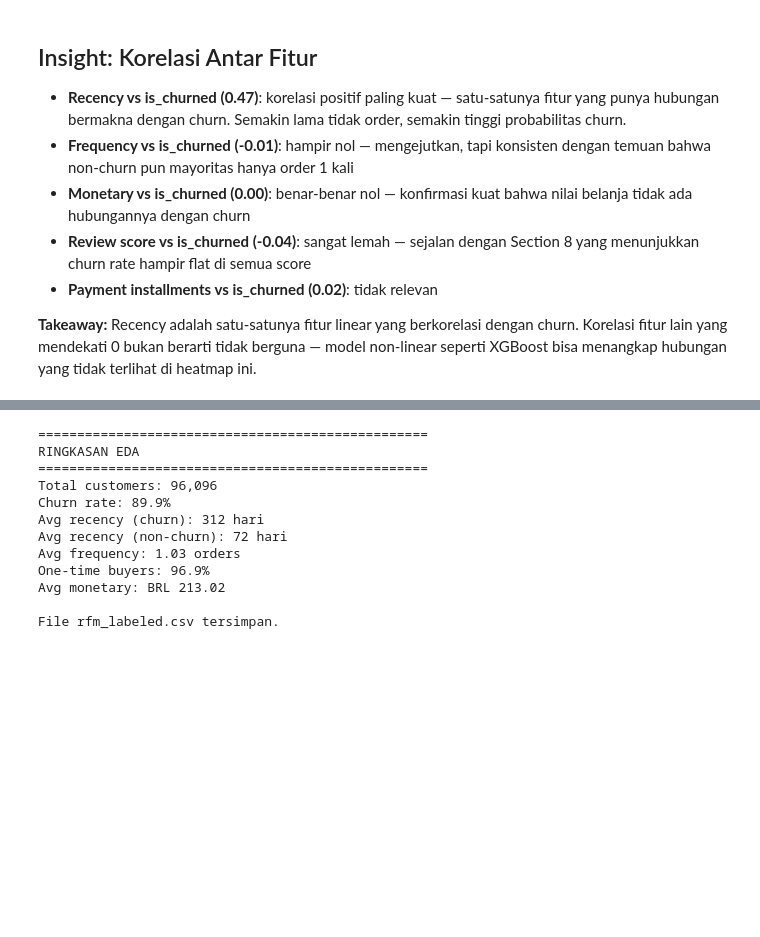
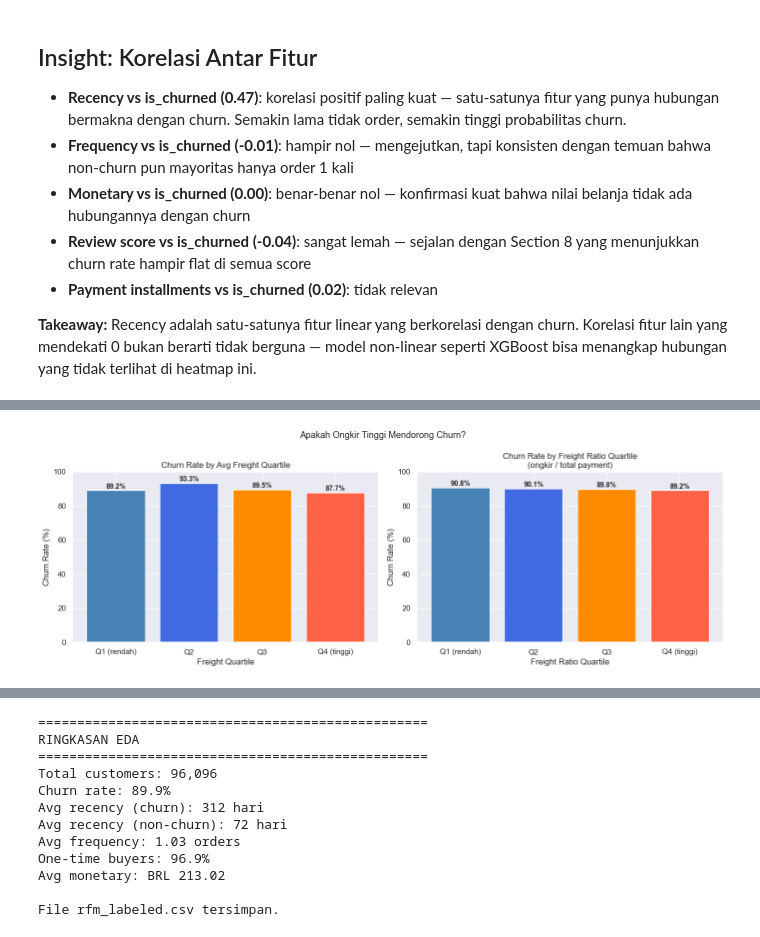
Before and after one commit to FarahAuliaKirana/Churn-Prediction, a Jupyter notebook: notebooks/02_eda.ipynb, the cells around one changed output, grey strips where cells are left out. Drawn from its saved outputs; the diff is of its cells as text; code cells hidden in the pictures; blank space fills up the shorter version.

```diff
--- a/notebooks/02_eda.ipynb
+++ b/notebooks/02_eda.ipynb
@@ -461,0 +578,71 @@ hubungan yang tidak terlihat di heatmap ini.
+# %%
+# Churn Rate by Freight Quartile
+import numpy as np
+
+freight_per_cust = df.groupby('customer_unique_id').agg(
+    avg_freight = ('freight_value', 'mean'),
+    avg_payment = ('payment_value', 'mean')
+).reset_index()
+
+freight_per_cust['freight_ratio'] = (
+    freight_per_cust['avg_freight'] /
+    freight_per_cust['avg_payment'].replace(0, float('nan'))
+).fillna(0)
+
+fq_data = freight_per_cust.merge(
+    rfm[['customer_unique_id', 'is_churned']], on='customer_unique_id', how='left'
+)
+
+fq_data['freight_q'] = pd.qcut(
+    fq_data['avg_freight'], q=4,
+    labels=['Q1 (rendah)', 'Q2', 'Q3', 'Q4 (tinggi)']
+)
+fq_data['ratio_q'] = pd.qcut(
+    fq_data['freight_ratio'], q=4,
+    labels=['Q1 (rendah)', 'Q2', 'Q3', 'Q4 (tinggi)']
+)
+
+churn_by_fq = fq_data.groupby('freight_q', observed=True)['is_churned'].mean().reset_index()
+churn_by_rq = fq_data.groupby('ratio_q',   observed=True)['is_churned'].mean().reset_index()
+
+print('Churn rate by avg_freight quartile:')
+for _, r in churn_by_fq.iterrows():
+    print(f'  {str(r["freight_q"]):15s}: {r["is_churned"]:.1%}')
+print()
+print('Churn rate by freight_ratio quartile:')
+for _, r in churn_by_rq.iterrows():
+    print(f'  {str(r["ratio_q"]):15s}: {r["is_churned"]:.1%}')
+
+fig, axes = plt.subplots(1, 2, figsize=(14, 5))
+
+bars1 = axes[0].bar(
+    churn_by_fq['freight_q'].astype(str),
+    churn_by_fq['is_churned'] * 100,
+    color=['steelblue','royalblue','darkorange','tomato'], edgecolor='white'
+)
+axes[0].set_title('Churn Rate by Avg Freight Quartile', fontsize=12)
+axes[0].set_xlabel('Freight Quartile')
+axes[0].set_ylabel('Churn Rate (%)')
+axes[0].set_ylim(0, 100)
+for bar, val in zip(bars1, churn_by_fq['is_churned']):
+    axes[0].text(bar.get_x() + bar.get_width()/2, bar.get_height() + 1,
+                 f'{val*100:.1f}%', ha='center', fontsize=10, fontweight='bold')
+
+bars2 = axes[1].bar(
+    churn_by_rq['ratio_q'].astype(str),
+    churn_by_rq['is_churned'] * 100,
+    color=['steelblue','royalblue','darkorange','tomato'], edgecolor='white'
+)
+axes[1].set_title('Churn Rate by Freight Ratio Quartile\n(ongkir / total payment)', fontsize=12)
+axes[1].set_xlabel('Freight Ratio Quartile')
+axes[1].set_ylabel('Churn Rate (%)')
+axes[1].set_ylim(0, 100)
+for bar, val in zip(bars2, churn_by_rq['is_churned']):
+    axes[1].text(bar.get_x() + bar.get_width()/2, bar.get_height() + 1,
+                 f'{val*100:.1f}%', ha='center', fontsize=10, fontweight='bold')
+
+plt.suptitle('Apakah Ongkir Tinggi Mendorong Churn?', fontsize=13)
+plt.tight_layout()
+plt.savefig('../data/processed/churn_by_freight_quartile.png', dpi=150)
+plt.show()
+# %% [output]
@@ -461,0 +660 @@ hubungan yang tidak terlihat di heatmap ini.
+[figure, added]
```
Also changed, not shown: parts of 7 cells of this notebook, 45 other files.
